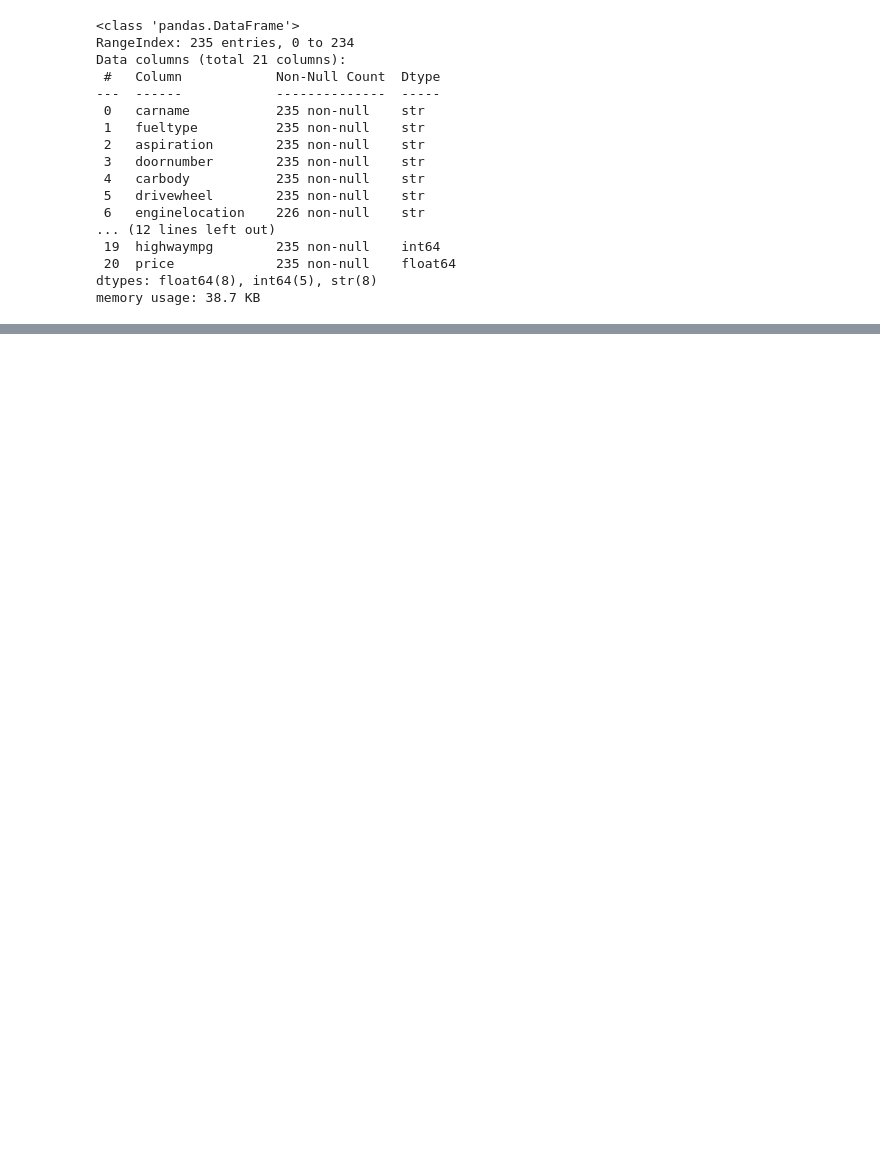
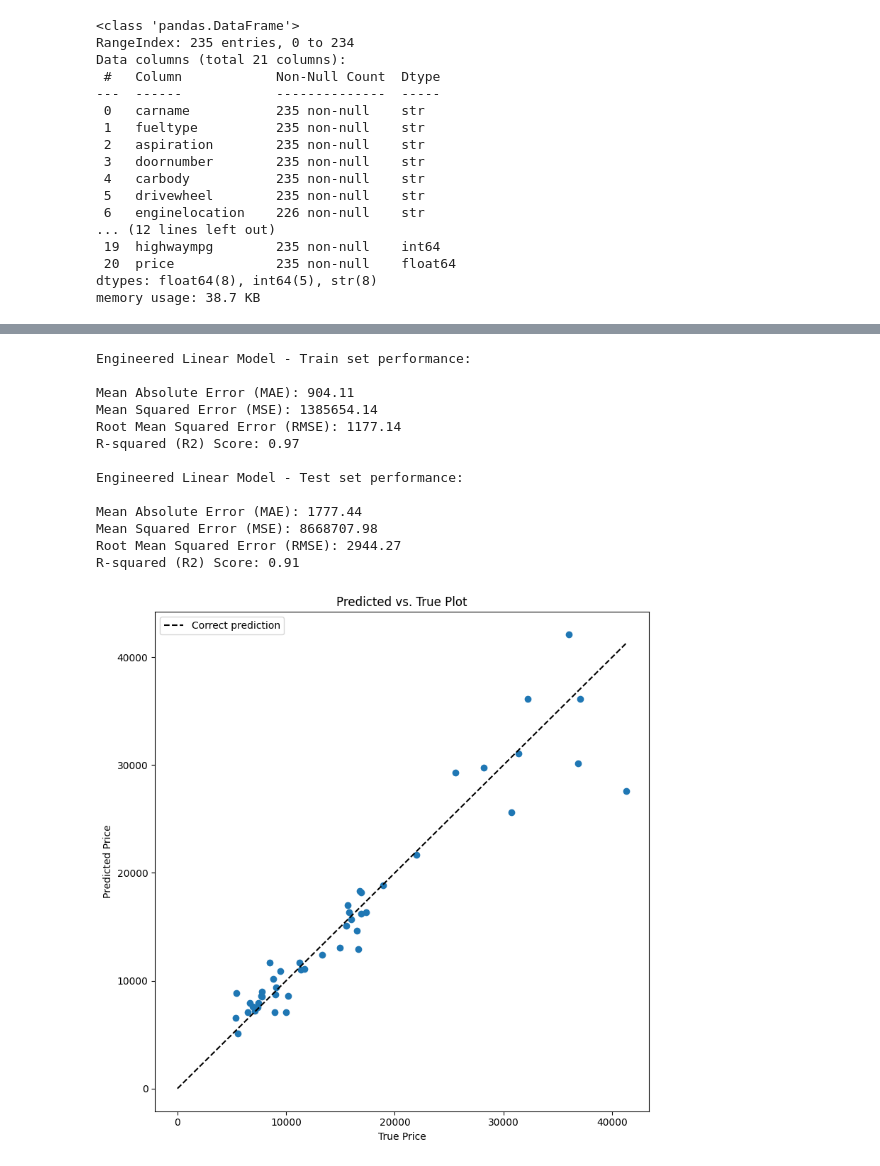
Before and after one commit to skillsharer/car-dealership, a Jupyter notebook: model/train.ipynb, the cells around one changed output, grey strips where cells are left out. Cells and saved outputs as stored; diff of their text form; code cells hidden in the pictures; blank space fills up the shorter version.

```diff
--- a/model/train.ipynb
+++ b/model/train.ipynb
@@ -247,0 +453,30 @@ plot_residual(y_test, simple_linear_model_preds)
+# %%
+engineered_linear_model = LinearRegression()
+engineered_linear_model.fit(X_train, y_train)
+
+engineered_train_preds = engineered_linear_model.predict(X_train)
+engineered_test_preds = engineered_linear_model.predict(X_test)
+
+print("Engineered Linear Model - Train set performance:\n")
+calculate_metrics(y_train, engineered_train_preds)
+
+print("\nEngineered Linear Model - Test set performance:\n")
+calculate_metrics(y_test, engineered_test_preds)
+
+plot_pred_vs_true(y_test, engineered_test_preds)
+plot_residual(y_test, engineered_test_preds)
+# %% [output]
+Engineered Linear Model - Train set performance:
+
+Mean Absolute Error (MAE): 904.11
+Mean Squared Error (MSE): 1385654.14
+Root Mean Squared Error (RMSE): 1177.14
+R-squared (R2) Score: 0.97
+
+Engineered Linear Model - Test set performance:
+
+Mean Absolute Error (MAE): 1777.44
+Mean Squared Error (MSE): 8668707.98
+Root Mean Squared Error (RMSE): 2944.27
+R-squared (R2) Score: 0.91
+[figure, added]
```
Also changed, not shown: parts of 19 cells of this notebook.
